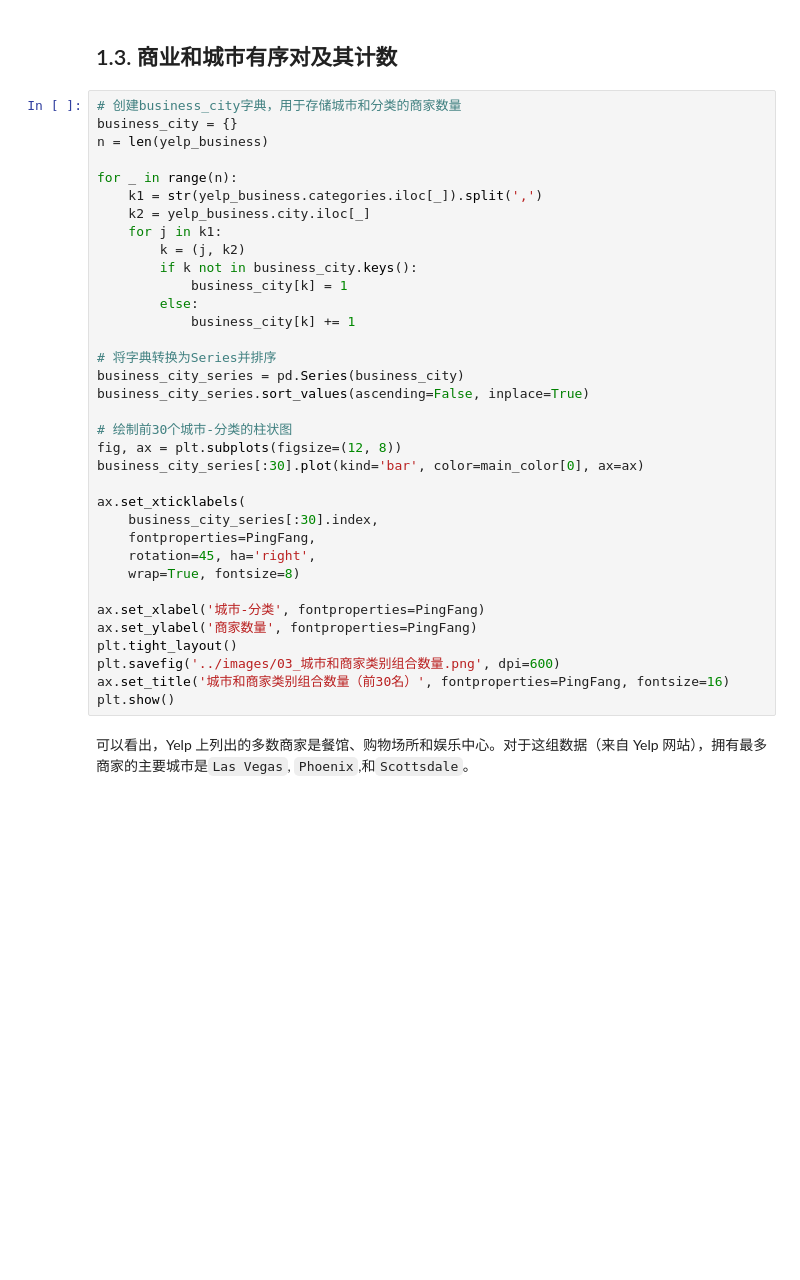
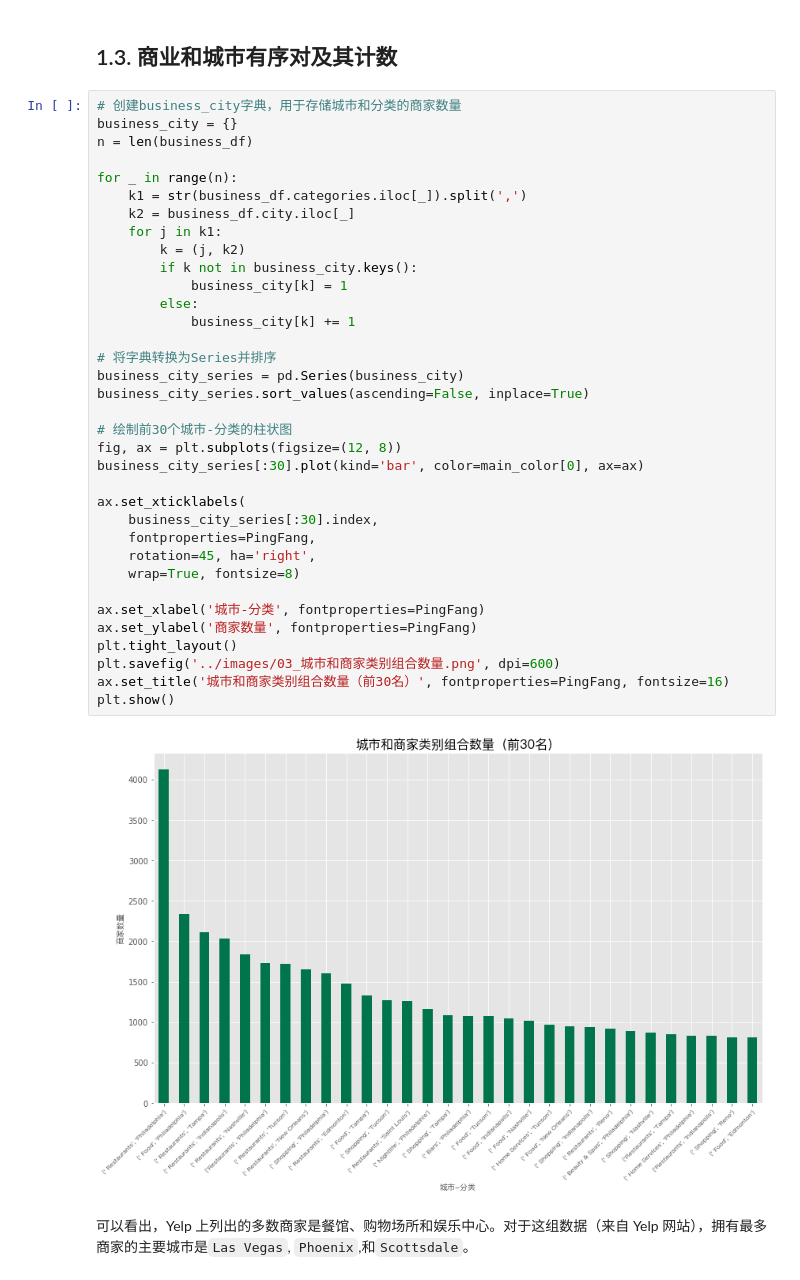
Before and after one commit to nanhaishu/YelpRecommendation-new-, a Jupyter notebook: notebooks/01_数据预处理.ipynb, the cells around one changed output. Cells and saved outputs as stored; diff of their text form; blank space fills up the shorter version.

```diff
--- a/notebooks/01_数据预处理.ipynb
+++ b/notebooks/01_数据预处理.ipynb
@@ -104,38 +114,40 @@ plt.show()
 # %%
 # 创建business_city字典，用于存储城市和分类的商家数量
 business_city = {}
-n = len(yelp_business)
+n = len(business_df)
 
 for _ in range(n):
-    k1 = str(yelp_business.categories.iloc[_]).split(',')
-    k2 = yelp_business.city.iloc[_]
+    k1 = str(business_df.categories.iloc[_]).split(',')
+    k2 = business_df.city.iloc[_]
     for j in k1:
         k = (j, k2)
         if k not in business_city.keys():
             business_city[k] = 1
         else:
             business_city[k] += 1
 
 # 将字典转换为Series并排序
 business_city_series = pd.Series(business_city)
 business_city_series.sort_values(ascending=False, inplace=True)
 
 # 绘制前30个城市-分类的柱状图
 fig, ax = plt.subplots(figsize=(12, 8))
 business_city_series[:30].plot(kind='bar', color=main_color[0], ax=ax)
 
 ax.set_xticklabels(
     business_city_series[:30].index,
     fontproperties=PingFang,
     rotation=45, ha='right',
     wrap=True, fontsize=8)
 
 ax.set_xlabel('城市-分类', fontproperties=PingFang)
 ax.set_ylabel('商家数量', fontproperties=PingFang)
 plt.tight_layout()
 plt.savefig('../images/03_城市和商家类别组合数量.png', dpi=600)
 ax.set_title('城市和商家类别组合数量（前30名）', fontproperties=PingFang, fontsize=16)
 plt.show()
+# %% [output]
+[figure, added]
 # %% [markdown]
 可以看出，Yelp 上列出的多数商家是餐馆、购物场所和娱乐中心。对于这组数据（来自 Yelp 网站），拥有最多商家的主要城市是`Las Vegas`, `Phoenix`,和`Scottsdale`。
 # %% [markdown]
```
Also changed, not shown: parts of 23 cells of this notebook, 3 other files.
